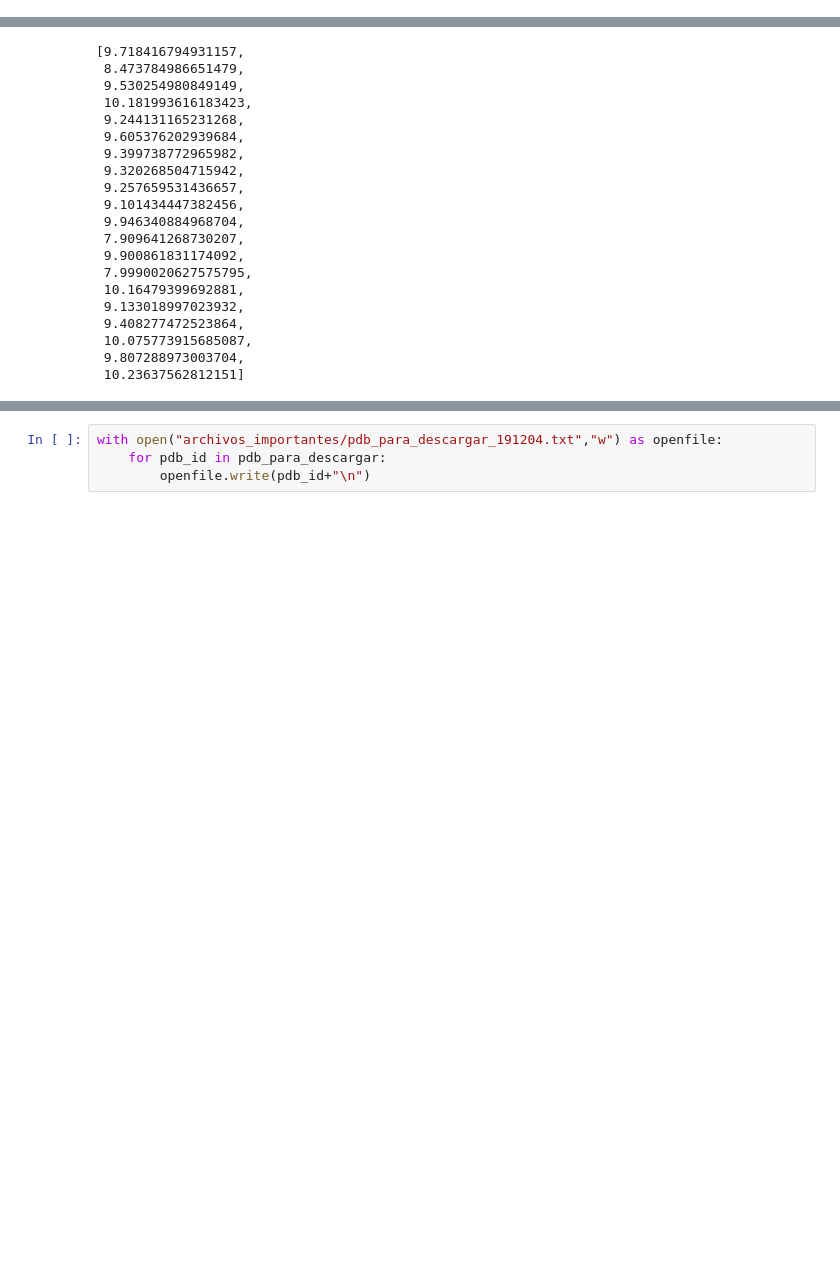
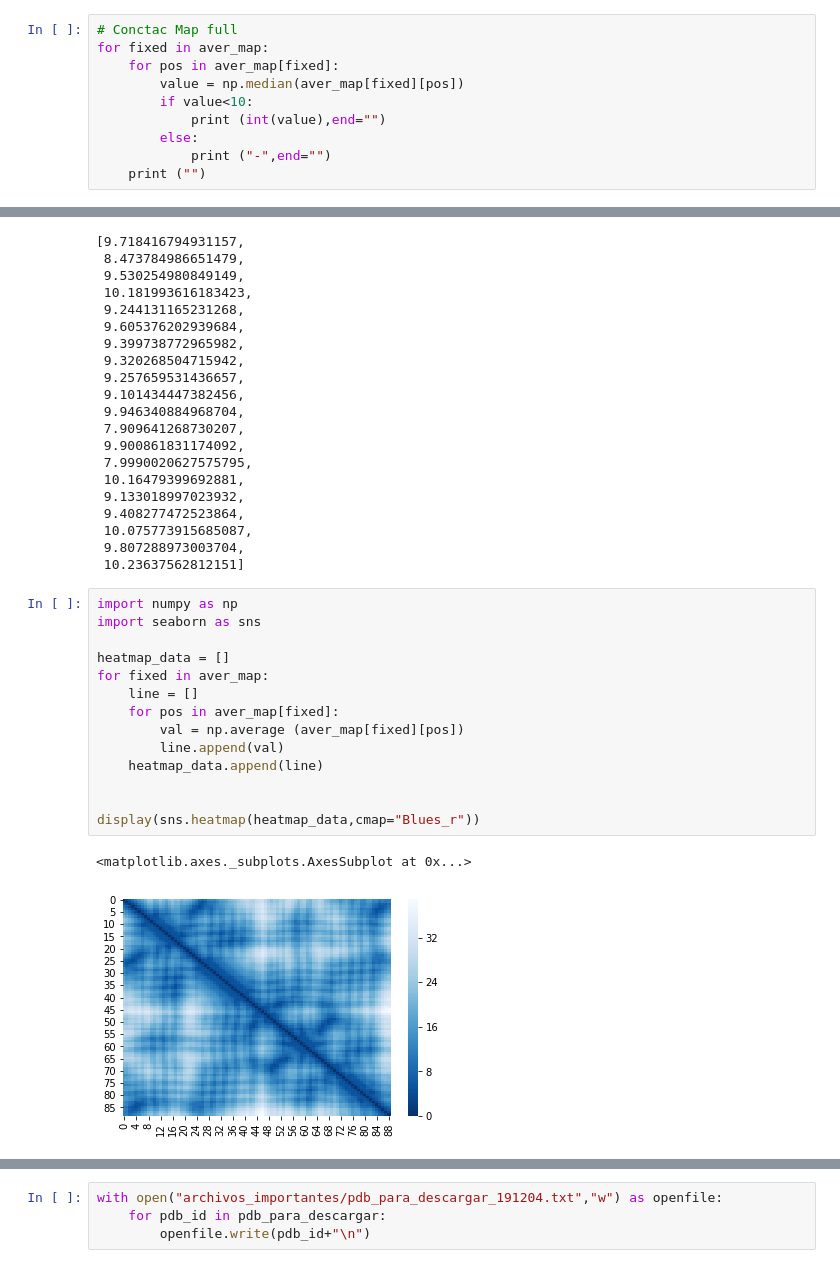
Before and after one commit to guisandec/pipeline_ensembles-alpha, a Jupyter notebook: pipeline-ensembles-with-db.ipynb, the cells around one changed output, grey strips where cells are left out. Saved outputs shown, nothing was run; the diff lists cells and outputs as text; blank space fills up the shorter version.

Commit message:
heatmaps para estudiar ensembles

```diff
--- a/pipeline-ensembles-with-db.ipynb
+++ b/pipeline-ensembles-with-db.ipynb
@@ -1547,0 +1555,10 @@ QINQVRPKLPLLKILHAAGAQGEMFTVKEVMHYLGQYIMVKQLYDQQEQHMVYCGGDLLGELLGRQSFSVKDPSPLYDML
+# %%
+# Conctac Map full
+for fixed in aver_map:
+    for pos in aver_map[fixed]:
+        value = np.median(aver_map[fixed][pos])
+        if value<10:
+            print (int(value),end="")
+        else:
+            print ("-",end="")
+    print ("")
@@ -1568,3 +1603,20 @@ aver_map[1][4]
  10.075773915685087,
  9.807288973003704,
  10.23637562812151]
+# %%
+import numpy as np
+import seaborn as sns
+
+heatmap_data = []
+for fixed in aver_map:
+    line = []
+    for pos in aver_map[fixed]:
+        val = np.average (aver_map[fixed][pos])
+        line.append(val)
+    heatmap_data.append(line)
+
+
+display(sns.heatmap(heatmap_data,cmap="Blues_r"))
+# %% [output]
+<matplotlib.axes._subplots.AxesSubplot at 0x...>
+[figure, added]
```
Also changed, not shown: parts of 13 cells of this notebook, 1 other file.
